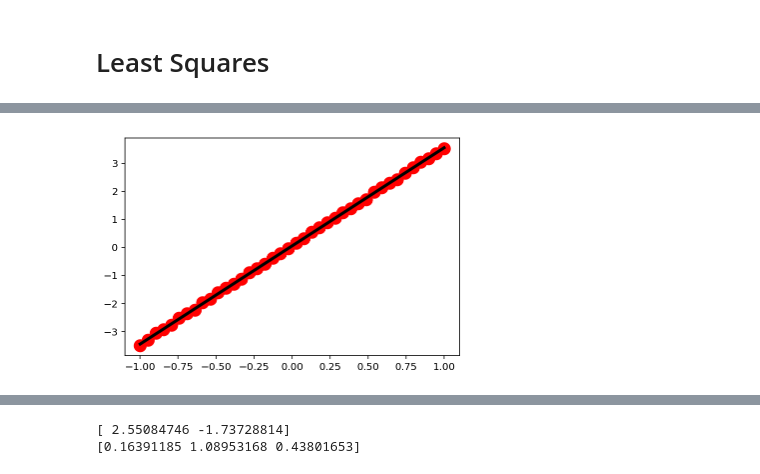
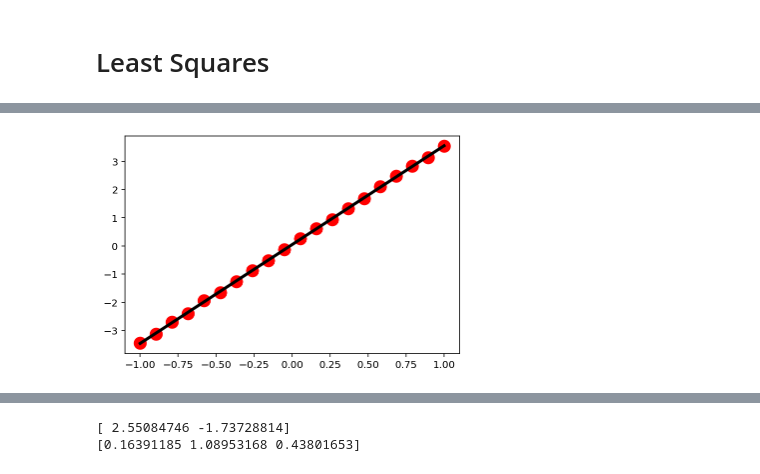
Before and after one commit to xiaozhouli/Jupyter, a Jupyter notebook: Numerical_Analysis/Least Squares.ipynb, the cells around one changed output, grey strips where cells are left out. Cells and saved outputs as stored; diff of their text form; code cells hidden in the pictures.

```diff
--- a/Numerical_Analysis/Least Squares.ipynb
+++ b/Numerical_Analysis/Least Squares.ipynb
@@ -40,7 +36,7 @@ x = np.array([1,2,3,4,5,6,7,8,9,10])
 y = np.array([2,3,5,7,11,13,17,19,23,29])
 
 plt.plot(x, y, 'ro', markersize=12, linewidth=3)
-a = poly_fit(x, y, 8)
+a = poly_fit(x, y, 11)
 print (a)
 
 def fitting_fun(a, x):
@@ -65,19 +61,19 @@ plot_fun(fun, 1, 10)
 # %%
 def fun1(x):
     #return x**3 - x**2 + x
     return 3.5*x
 
-m = 40
+m = 20
 x = np.linspace(-1,1,m)
 y = np.zeros(m)
 for i in range(m):
     y[i] = fun1(x[i])
 y = y + 0.1*np.random.rand(m)
 
 plt.plot(x, y, 'ro', markersize=12, linewidth=3)
 a = poly_fit(x, y, 1)
 
 
 plot_fun(fun, -1, 1)
 # %% [output]
-[figure, old version]
+[figure, new version]
```
Also changed, not shown: parts of 30 cells of this notebook, 3 other files.
